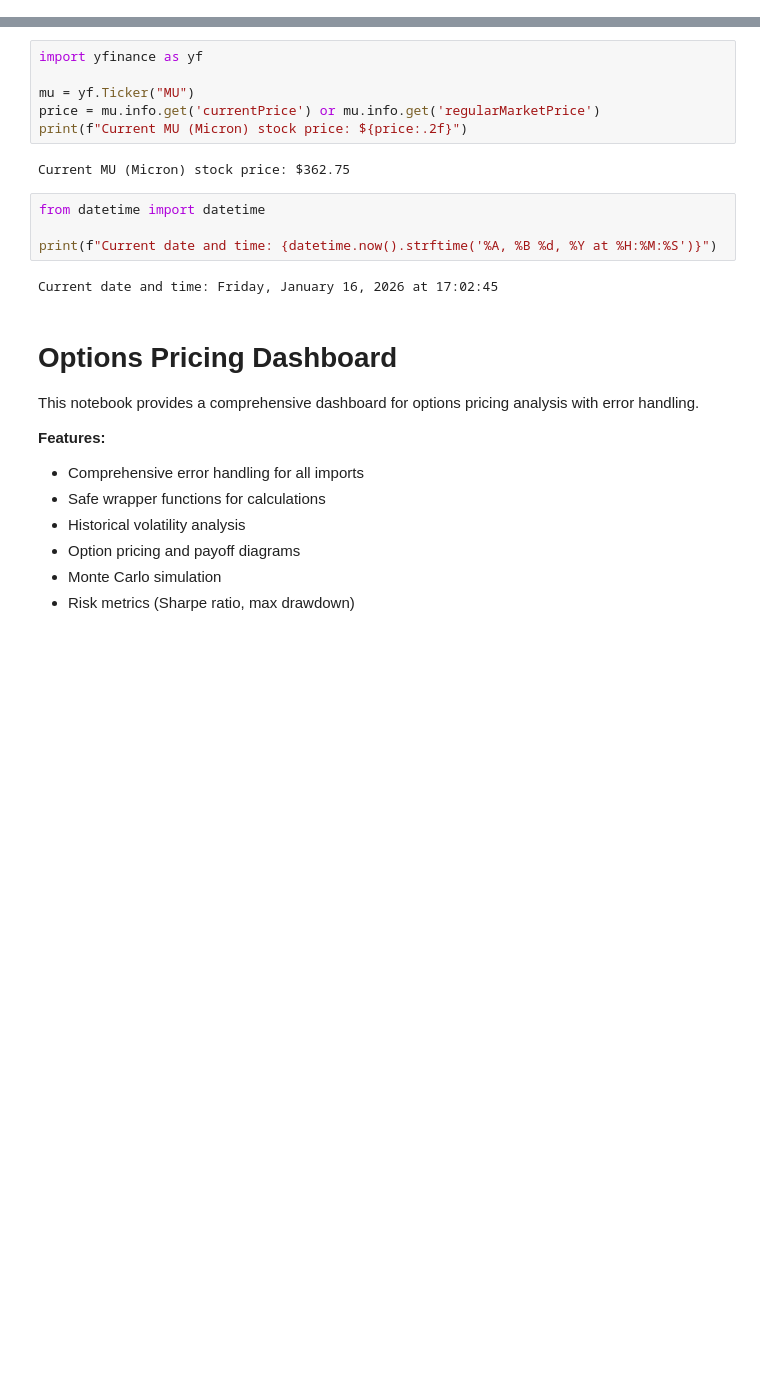
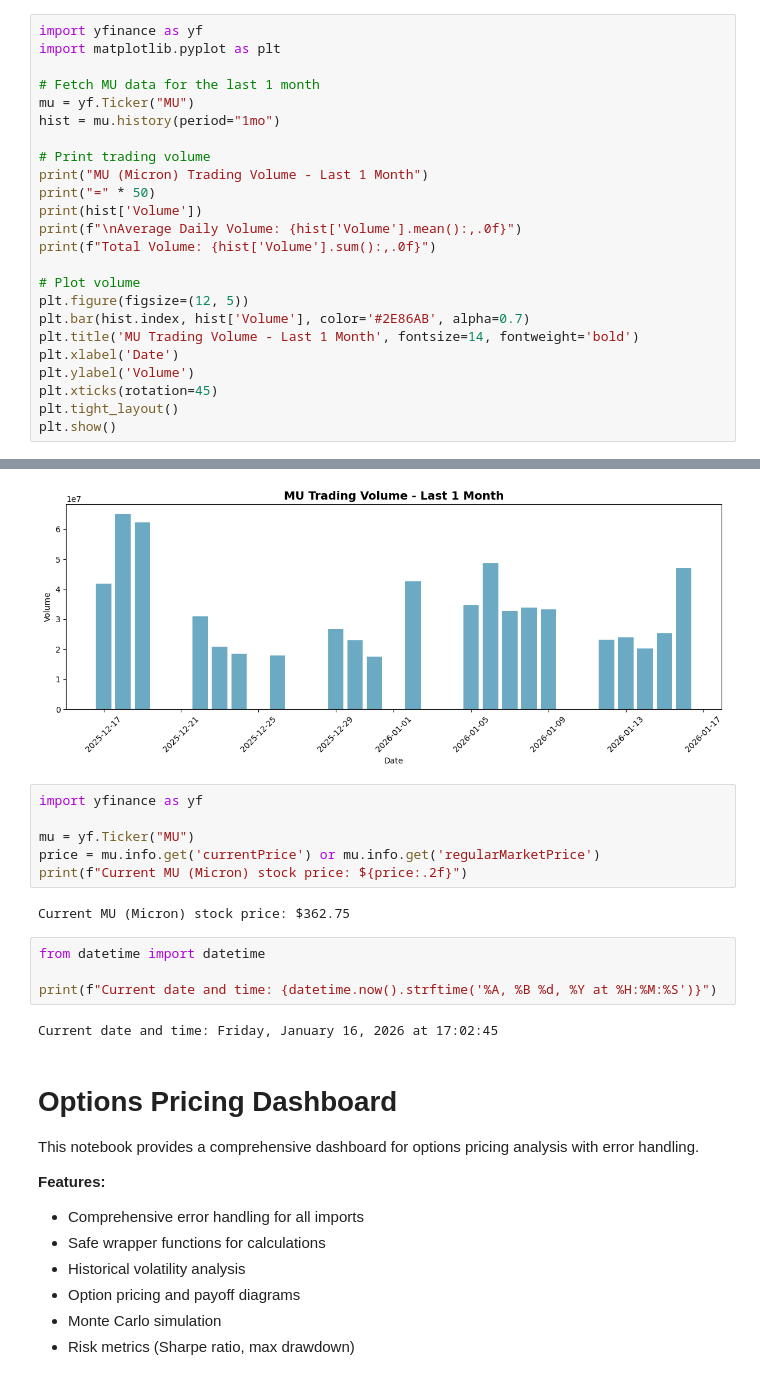
Before and after one commit to roshan-mammen-abraham/options-pricing-engine, a Jupyter notebook: RMA/dashboard.ipynb, the cells around one changed output, grey strips where cells are left out. Drawn from its saved outputs; the diff is of its cells as text; blank space fills up the shorter version.

Commit message:
Add MU trading volume cell to dashboard
Co-Authored-By: Claude Opus 4.5 <noreply@anthropic.com>

```diff
--- a/RMA/dashboard.ipynb
+++ b/RMA/dashboard.ipynb
@@ -0,0 +1,25 @@
+# %%
+import yfinance as yf
+import matplotlib.pyplot as plt
+
+# Fetch MU data for the last 1 month
+mu = yf.Ticker("MU")
+hist = mu.history(period="1mo")
+
+# Print trading volume
+print("MU (Micron) Trading Volume - Last 1 Month")
+print("=" * 50)
+print(hist['Volume'])
+print(f"\nAverage Daily Volume: {hist['Volume'].mean():,.0f}")
+print(f"Total Volume: {hist['Volume'].sum():,.0f}")
+
+# Plot volume
+plt.figure(figsize=(12, 5))
+plt.bar(hist.index, hist['Volume'], color='#2E86AB', alpha=0.7)
+plt.title('MU Trading Volume - Last 1 Month', fontsize=14, fontweight='bold')
+plt.xlabel('Date')
+plt.ylabel('Volume')
+plt.xticks(rotation=45)
+plt.tight_layout()
+plt.show()
+# %% [output]
@@ -1,3 +43,4 @@
+[figure, added]
 # %%
 import yfinance as yf
 
```
Also changed, not shown: parts of 1 cell of this notebook.
